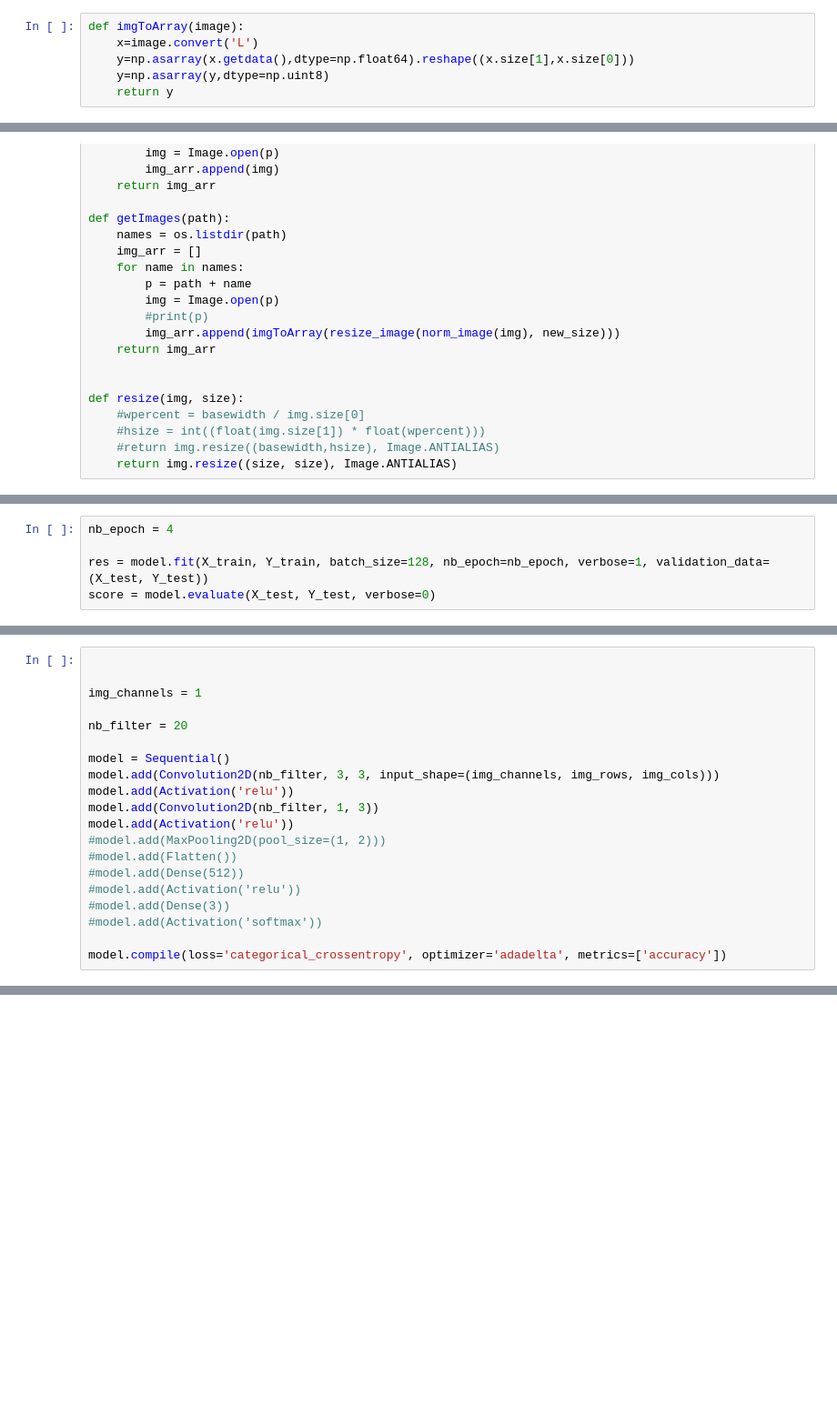
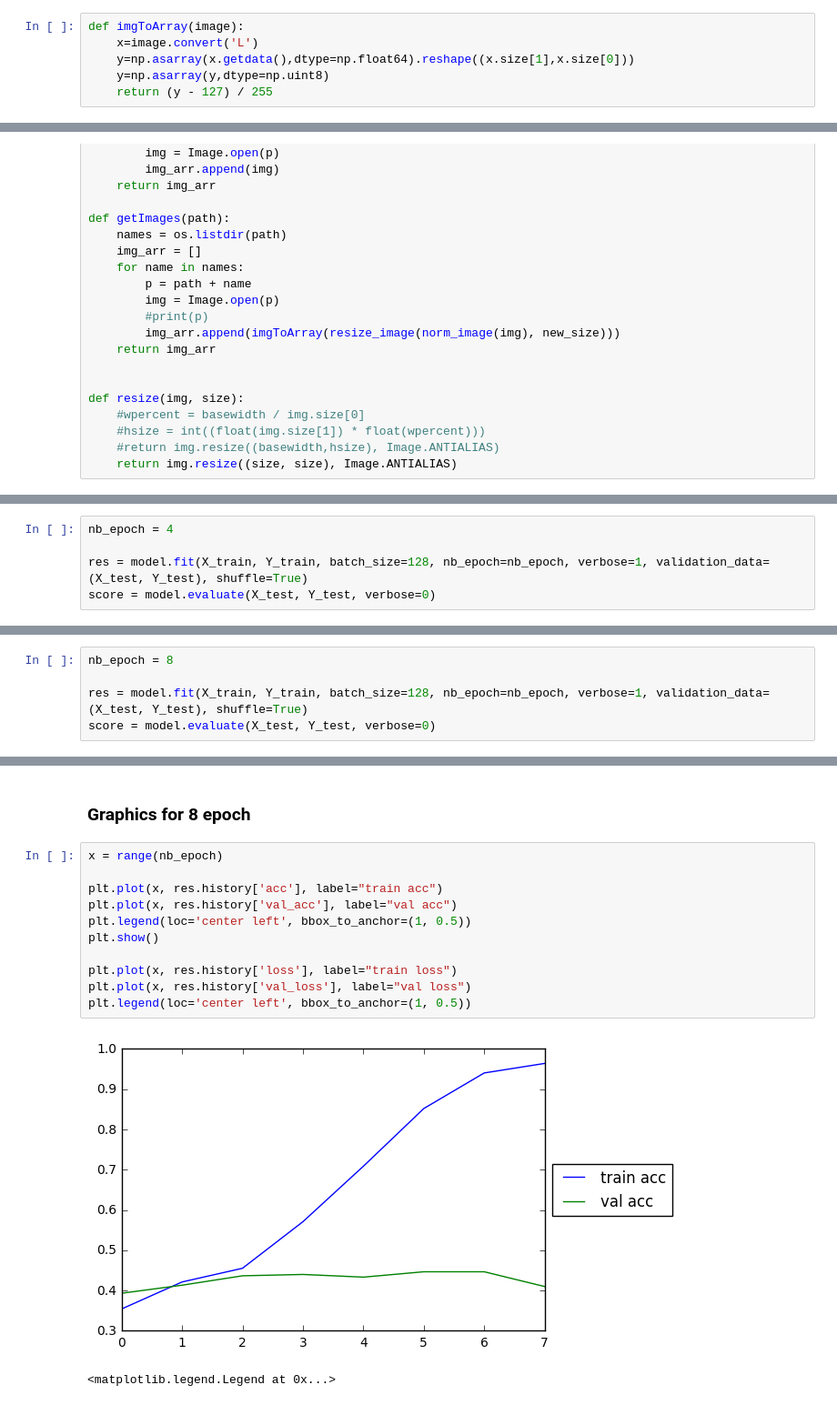
Before and after one commit to Apple-airbnb/spider, a Jupyter notebook: Pics.ipynb, the cells around one changed output, grey strips where cells are left out. Shown at 91% size. Drawn from its saved outputs; the diff is of its cells as text; blank space fills up the shorter version.

```diff
--- a/Pics.ipynb
+++ b/Pics.ipynb
@@ -79,7 +47,7 @@ def imgToArray(image):
     x=image.convert('L')
     y=np.asarray(x.getdata(),dtype=np.float64).reshape((x.size[1],x.size[0]))
     y=np.asarray(y,dtype=np.uint8)
-    return y
+    return (y - 127) / 255
 # %%
 def resize_image(img, size):
 
@@ -285,7 +182,7 @@ model.compile(loss='categorical_crossentropy', optimizer='adam', metrics=['accur
 # %%
 nb_epoch = 4
 
-res = model.fit(X_train, Y_train, batch_size=128, nb_epoch=nb_epoch, verbose=1, validation_data=(X_test, Y_test))
+res = model.fit(X_train, Y_train, batch_size=128, nb_epoch=nb_epoch, verbose=1, validation_data=(X_test, Y_test), shuffle=True)
 score = model.evaluate(X_test, Y_test, verbose=0)
 # %% [output]
 Train on 3000 samples, validate on 300 samples
@@ -300,20 +196,0 @@ Epoch 4/4
-# %%
-
-
-img_channels = 1
-
-nb_filter = 20
-
-model = Sequential()
-model.add(Convolution2D(nb_filter, 3, 3, input_shape=(img_channels, img_rows, img_cols)))
-model.add(Activation('relu'))
-model.add(Convolution2D(nb_filter, 1, 3))
-model.add(Activation('relu'))
-#model.add(MaxPooling2D(pool_size=(1, 2)))
-#model.add(Flatten())
-#model.add(Dense(512))
-#model.add(Activation('relu'))
-#model.add(Dense(3))
-#model.add(Activation('softmax'))
-
-model.compile(loss='categorical_crossentropy', optimizer='adadelta', metrics=['accuracy'])
@@ -323,0 +199,5 @@ X_train.shape
+# %%
+nb_epoch = 8
+
+res = model.fit(X_train, Y_train, batch_size=128, nb_epoch=nb_epoch, verbose=1, validation_data=(X_test, Y_test), shuffle=True)
+score = model.evaluate(X_test, Y_test, verbose=0)
@@ -337,0 +240,16 @@ plt.legend(loc='center left', bbox_to_anchor=(1, 0.5))
+# %% [markdown]
+### Graphics for 8 epoch
+# %%
+x = range(nb_epoch)
+
+plt.plot(x, res.history['acc'], label="train acc")
+plt.plot(x, res.history['val_acc'], label="val acc")
+plt.legend(loc='center left', bbox_to_anchor=(1, 0.5))
+plt.show()
+
+plt.plot(x, res.history['loss'], label="train loss")
+plt.plot(x, res.history['val_loss'], label="val loss")
+plt.legend(loc='center left', bbox_to_anchor=(1, 0.5))
+# %% [output]
+[figure, added]
+<matplotlib.legend.Legend at 0x...>
```
Also changed, not shown: parts of 23 cells of this notebook.
